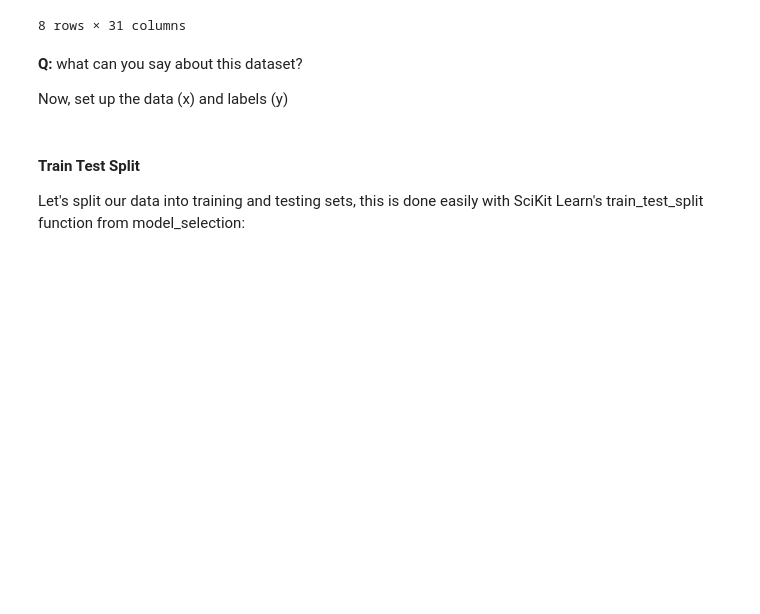
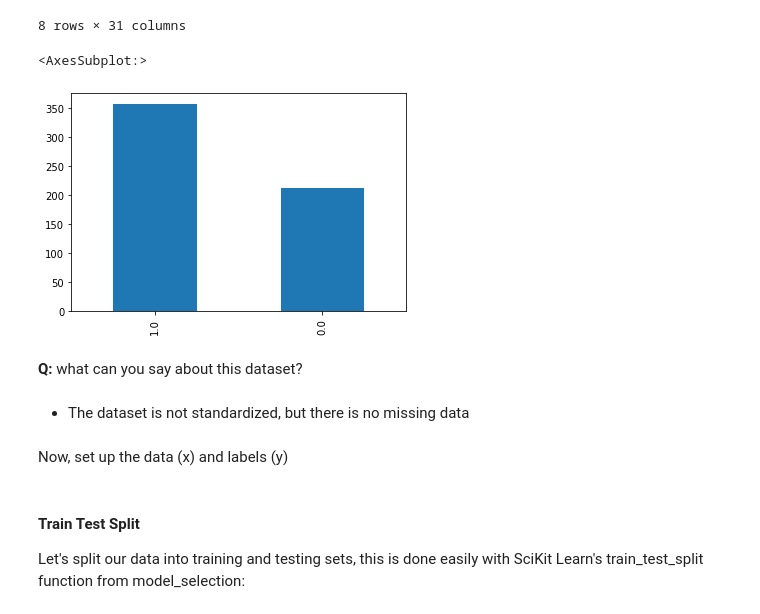
Before and after one commit to kvtang1511/forwardschool-ads-exercise, a Jupyter notebook: Week 7/02 - Breast Cancer (Neural Network).ipynb, the cells around one changed output. Drawn from its saved outputs; the diff is of its cells as text; code cells hidden in the pictures; blank space fills up the shorter version.

```diff
--- a/Week 7/02 - Breast Cancer (Neural Network).ipynb
+++ b/Week 7/02 - Breast Cancer (Neural Network).ipynb
@@ -85,10 +85,17 @@ dataframe.describe()
 | 75% | 15.780000 | 21.800000 | 104.100000 | 782.700000 | 0.105300 | 0.130400 | ... |
 | max | 28.110000 | 39.280000 | 188.500000 | 2501.000000 | 0.163400 | 0.345400 | ... |
 8 rows × 31 columns
+# %%
+dataframe['target'].value_counts().plot(kind='bar')
+# %% [output]
+<AxesSubplot:>
+[figure, added]
 # %% [markdown]
 **Q:** what can you say about this dataset?
-
-Now, set up the data (x) and labels (y)
+# %% [markdown]
+- The dataset is not standardized, but there is no missing data
+# %% [markdown]
+Now, set up the data (x) and labels (y)
 # %%
 dataset = dataframe.values
 X = dataset[:,0:30].astype(float)
```
Also changed, not shown: parts of 5 cells of this notebook, 1 other file.
